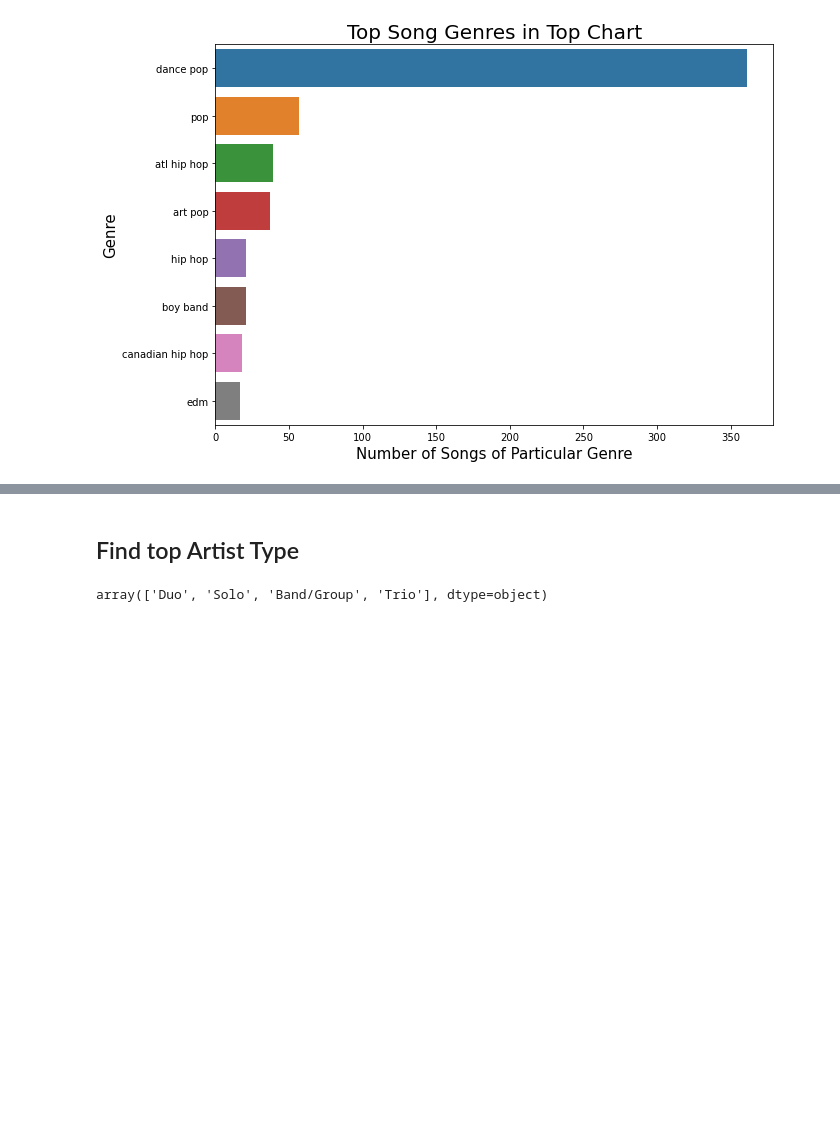
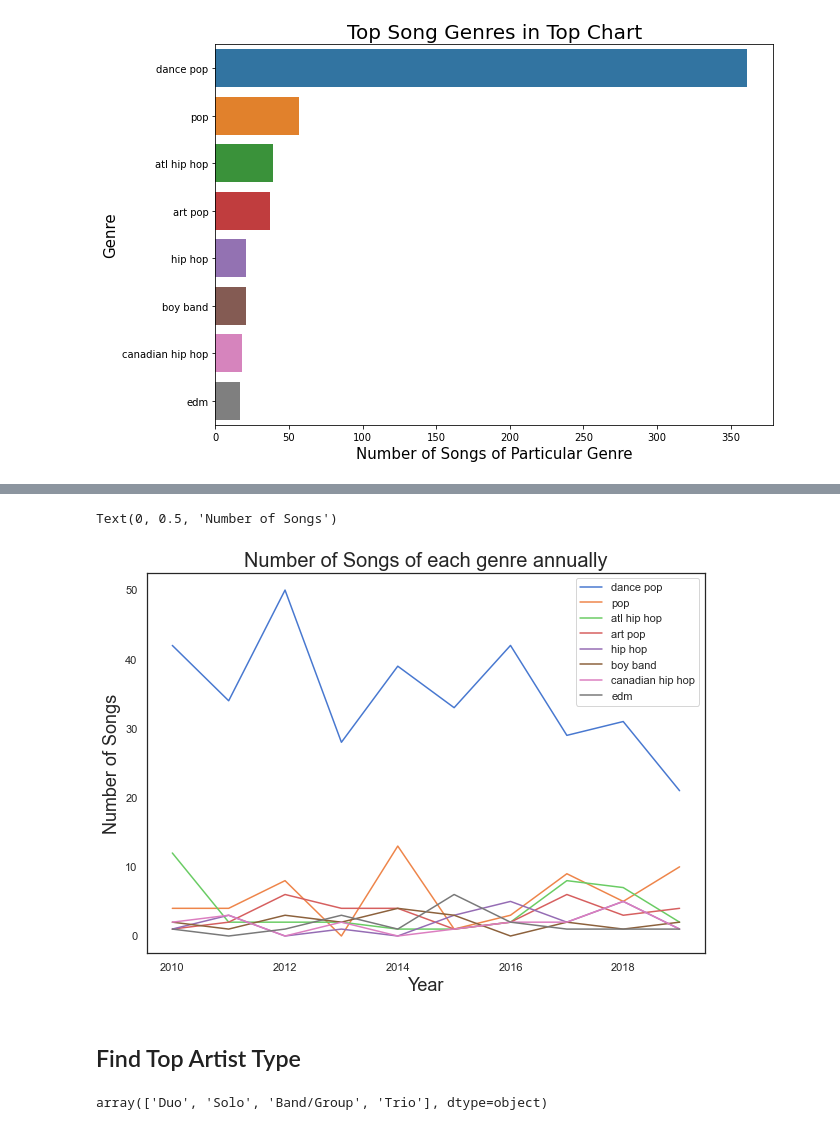
Before and after one commit to abessmer/SpotifySongsEDA, a Jupyter notebook: spotifySongsEDA.ipynb, the cells around one changed output, grey strips where cells are left out. Cells and saved outputs as stored; diff of their text form; code cells hidden in the pictures; blank space fills up the shorter version.

```diff
--- a/spotifySongsEDA.ipynb
+++ b/spotifySongsEDA.ipynb
@@ -106,0 +140,17 @@ Text(0.5, 1.0, 'Top Song Genres in Top Chart')
+# %%
+genres = ['dance pop', 'pop', 'atl hip hop', 'art pop', 'hip hop', 'boy band', 'canadian hip hop', 'edm']
+years = list(range(2010, 2020, 1))
+print(years)
+# Create dataframe with number of songs of each genre in particular year
+SongsOfGenrePerYear = pd.DataFrame([dict.fromkeys(genres,0 )])
+
+SongsOfGenrePerYear
+for i in range(len(years)):
+    year = years[i]
+    for genre in genres:
+            SongsOfGenrePerYear.loc[i, genre] = df[(df['top genre'] == genre) & (df['year released'] == year)].shape[0]
+SongsOfGenrePerYear
+
+SongsOfGenrePerYear['year'] = years
+SongsOfGenrePerYear.set_index('year', inplace=True)
+SongsOfGenrePerYear
@@ -107,5 +171,13 @@ Text(0.5, 1.0, 'Top Song Genres in Top Chart')
+# %%
+ax = SongsOfGenrePerYear.plot(figsize=(10, 7))
+ax.set_title("Number of Songs of each genre annually", fontsize=20)
+ax.set_xlabel('Year', fontsize=18)
+ax.set_ylabel('Number of Songs', fontsize=18)
+# %% [output]
+Text(0, 0.5, 'Number of Songs')
+[figure, added]
 # %% [markdown]
-## Find top Artist Type
+## Find Top Artist Type
 # %%
 df['artist type'].unique()
 # %% [output]
```
Also changed, not shown: parts of 24 cells of this notebook.
